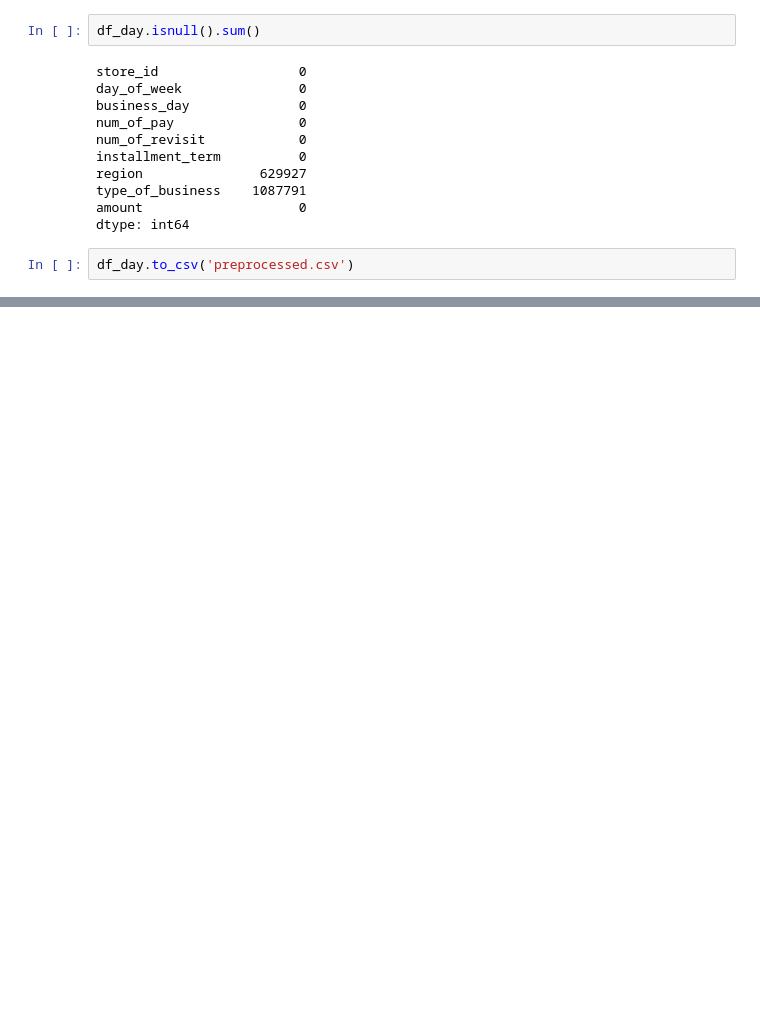
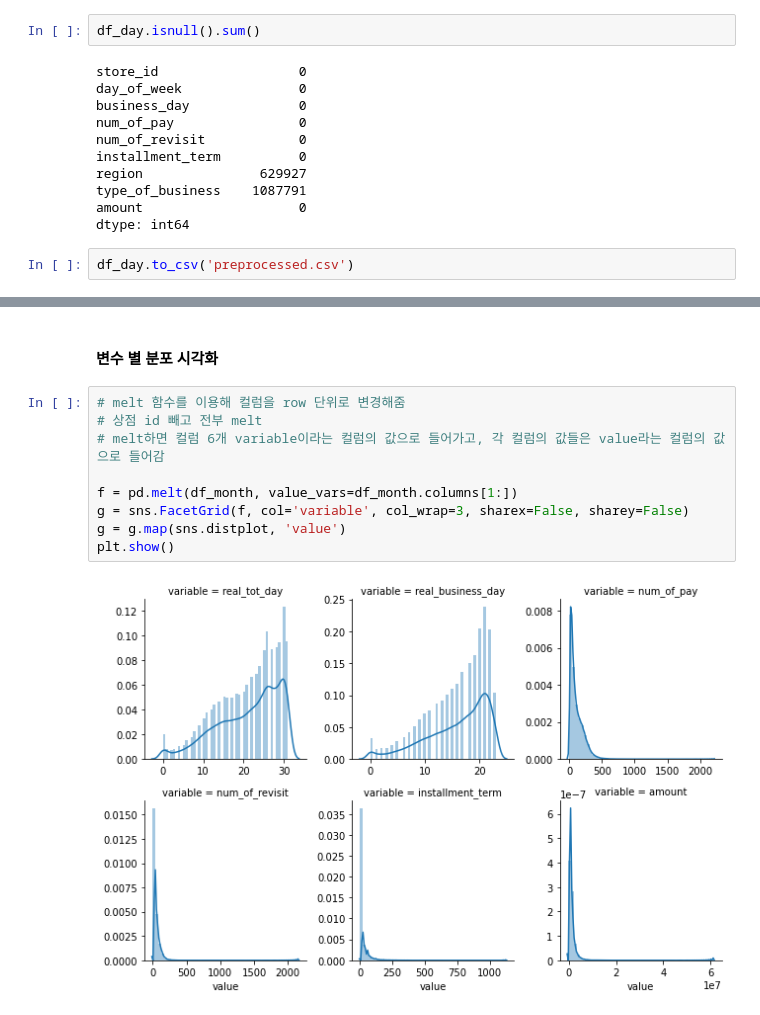
Before and after one commit to ameliachoi/dacon-study-FUNDA, a Jupyter notebook: dacon_funda_study.ipynb, the cells around one changed output, grey strips where cells are left out. Saved outputs shown, nothing was run; the diff lists cells and outputs as text; blank space fills up the shorter version.

```diff
--- a/dacon_funda_study.ipynb
+++ b/dacon_funda_study.ipynb
@@ -239,0 +439,13 @@ df_day.to_csv('preprocessed.csv')
+# %% [markdown]
+#### 변수 별 분포 시각화
+# %%
+# melt 함수를 이용해 컬럼을 row 단위로 변경해줌
+# 상점 id 빼고 전부 melt
+# melt하면 컬럼 6개 variable이라는 컬럼의 값으로 들어가고, 각 컬럼의 값들은 value라는 컬럼의 값으로 들어감
+
+f = pd.melt(df_month, value_vars=df_month.columns[1:])
+g = sns.FacetGrid(f, col='variable', col_wrap=3, sharex=False, sharey=False)
+g = g.map(sns.distplot, 'value')
+plt.show()
+# %% [output]
+[figure, added]
```
Also changed, not shown: parts of 31 cells of this notebook.
